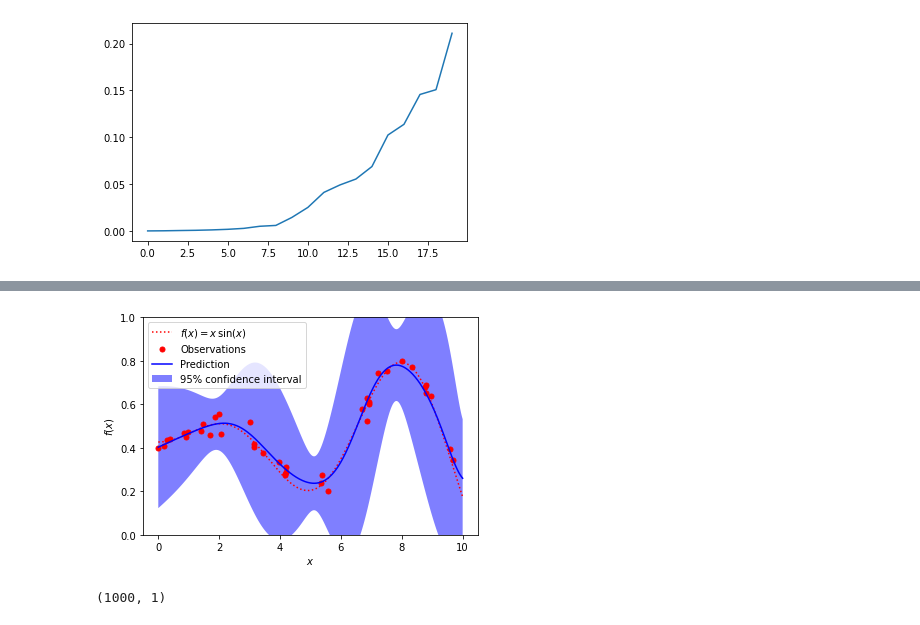
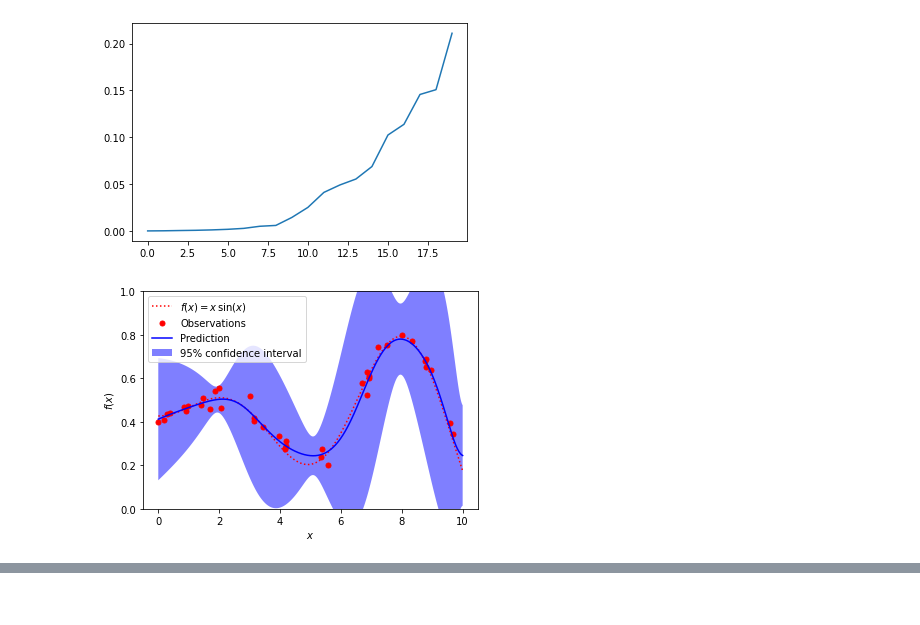
Before and after one commit to fagonzalezo/qmc, a Jupyter notebook: examples/qmregression.ipynb, the cells around one changed output, grey strips where cells are left out. Saved outputs shown, nothing was run; the diff lists cells and outputs as text; code cells hidden in the pictures.

```diff
--- a/examples/qmregression.ipynb
+++ b/examples/qmregression.ipynb
@@ -165,39 +163,42 @@ gamma = 1. / sigma ** 2
 dim_y = 5
 alpha = 0.02
 fm_x = layers.QFeatureMapRFF(1, dim=dim_x, gamma=gamma, random_state=1)
-qmr2 = models.QMRegressorSGD(input_dim=1, dim_x=dim_x, num_eig=10, dim_y=dim_y, gamma=gamma, random_state=1)
+qmr2 = models.QMRegressorSGD(input_dim=1, dim_x=dim_x, num_eig=15, dim_y=dim_y, gamma=gamma, random_state=1)
 
 # initialize weights
-qmr = models.QMRegressor(fm_x=fm_x, fm_y=fm_y, dim_x=dim_x, dim_y=dim_y)
-qmr.compile()
-qmr.fit(X, y1, epochs=1)
+#qmr = models.QMRegressor(fm_x=fm_x, fm_y=fm_y, dim_x=dim_x, dim_y=dim_y)
+#qmr.compile()
+#qmr.fit(X, y1, epochs=1)
 #eig_vals = qmr2.set_rho(qmr.get_rho())
 
 
 # Train model with SGD
 optimizer = tf.keras.optimizers.Adam(learning_rate=0.005)
 qmr2.layers[0].trainable = False
+
 def loss(y_true, y_pred):
     return tf.keras.losses.mean_squared_error(y_true, y_pred[:,0:1]) +  alpha * y_pred[:, 1:2]
+
 qmr2.compile(optimizer, loss=loss)
 qmr2.fit(X, y1, epochs=300, verbose=0)
 
 # Plot the function, the prediction and the 95% confidence interval based on
 # the MSE
 out = qmr2.predict(x.reshape((-1, 1)))
 y_pred, std = out[:, 0], np.sqrt(out[:, 1])
 plt.figure()
 plt.plot(x, scaler.transform(f(x)), 'r:', label=r'$f(x) = x\,\sin(x)$')
 plt.plot(X.ravel(), y, 'r.', markersize=10, label='Observations')
 plt.plot(x, y_pred, 'b-', label='Prediction')
 plt.fill_between(x[:,0], y_pred - 1.9600 * std, y_pred + 1.9600 * std,
          alpha=.5, fc='b', ec='None', label='95% confidence interval')
 
 plt.xlabel('$x$')
 plt.ylabel('$f(x)$')
 plt.ylim(0, 1)
 plt.legend(loc='upper left')
 
 plt.show()
 print(x.shape)
 # %% [output]
+[figure, new version]
@@ -205,2 +205,0 @@ print(x.shape)
-[figure, old version]
-(1000, 1)
```
Also changed, not shown: parts of 4 cells of this notebook.
